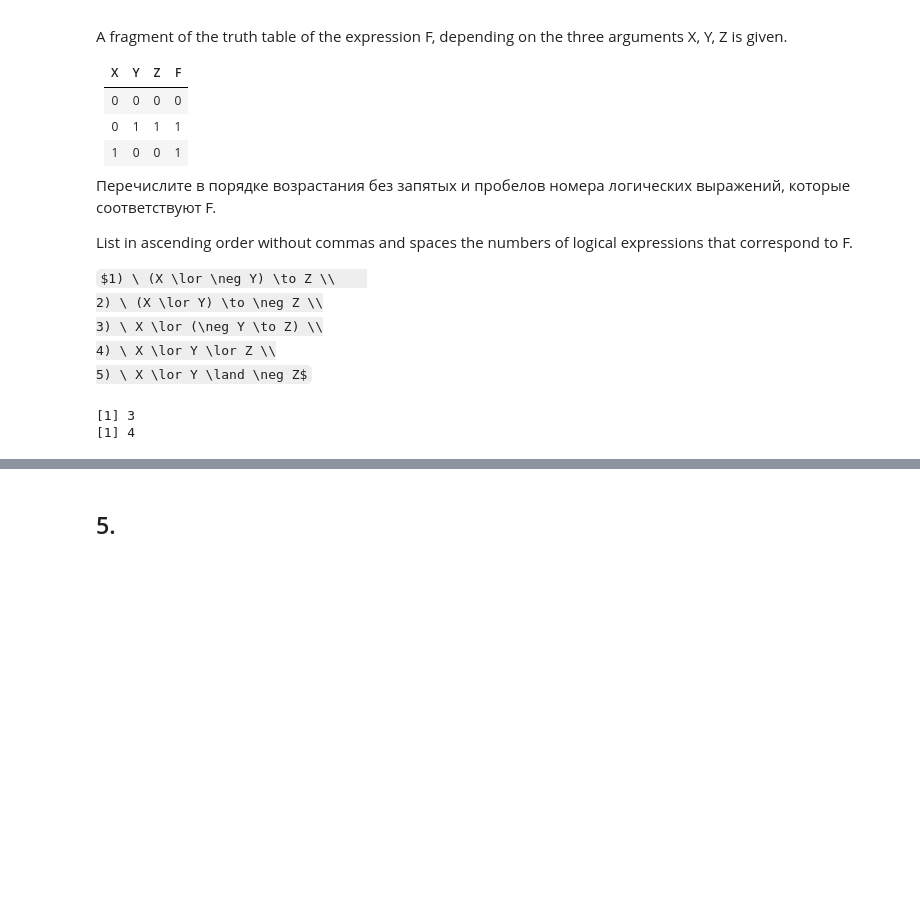
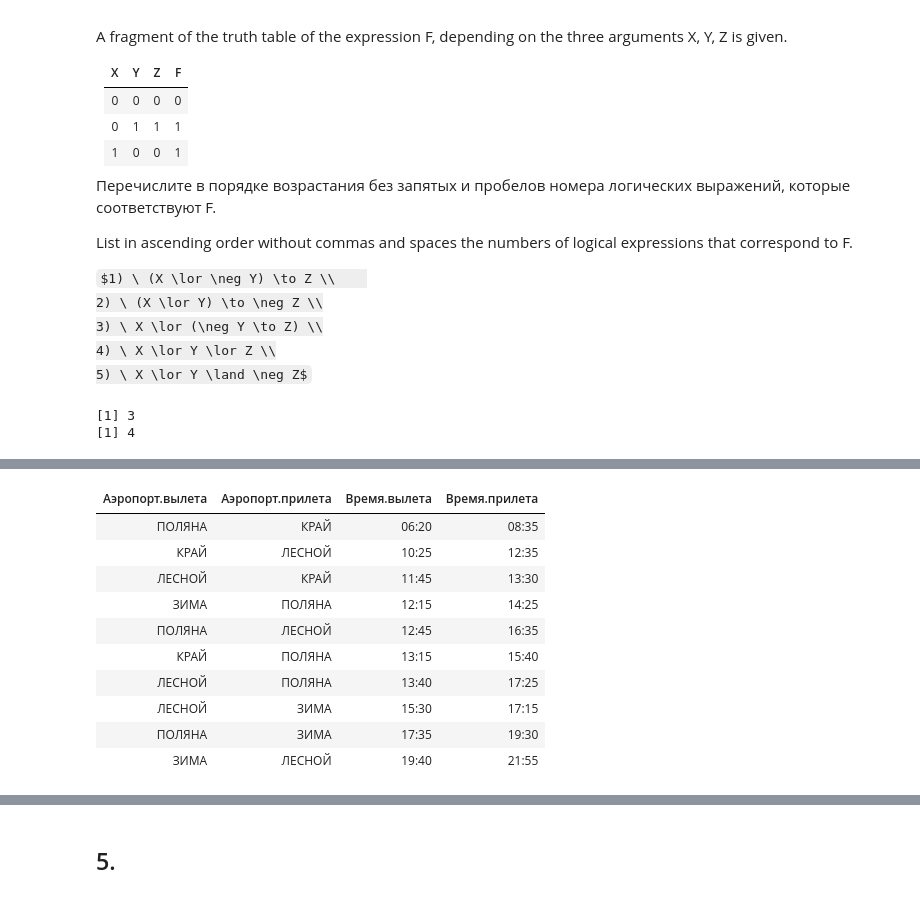
Before and after one commit to OlgaBelitskaya/it_20172018, a Jupyter notebook: 2017_Variant4_R.ipynb, the cells around one changed output, grey strips where cells are left out. Cells and saved outputs as stored; diff of their text form; code cells hidden in the pictures; some formulas as TeX source; blank space fills up the shorter version.

```diff
--- a/2017_Variant4_R.ipynb
+++ b/2017_Variant4_R.ipynb
@@ -137,0 +166,28 @@ answer_dictionary[2] <- '34'
+# %%
+time_out <- c('06:20', '10:25', '11:45', '12:15', '12:45',
+              '13:15', '13:40', '15:30', '17:35', '19:40')
+
+time_in <- c('08:35', '12:35', '13:30', '14:25', '16:35',
+             '15:40', '17:25', '17:15', '19:30', '21:55')
+
+schedule <- data.frame(
+    'Аэропорт вылета' = c('ПОЛЯНА', 'КРАЙ', 'ЛЕСНОЙ', 'ЗИМА', 'ПОЛЯНА',
+                        'КРАЙ', 'ЛЕСНОЙ', 'ЛЕСНОЙ', 'ПОЛЯНА', 'ЗИМА'),
+    'Аэропорт прилета' = c('КРАЙ', 'ЛЕСНОЙ', 'КРАЙ', 'ПОЛЯНА', 'ЛЕСНОЙ',
+                        'ПОЛЯНА', 'ПОЛЯНА', 'ЗИМА', 'ЗИМА', 'ЛЕСНОЙ'),
+    'Время вылета' = format(strptime(time_out, format='%H:%M'), '%H:%M'),
+    'Время прилета' = format(strptime(time_in, format='%H:%M'), '%H:%M'))
+
+schedule
+# %% [output]
+| Аэропорт.вылета | Аэропорт.прилета | Время.вылета | Время.прилета |
+| ПОЛЯНА | КРАЙ | 06:20 | 08:35 |
+| КРАЙ | ЛЕСНОЙ | 10:25 | 12:35 |
+| ЛЕСНОЙ | КРАЙ | 11:45 | 13:30 |
+| ЗИМА | ПОЛЯНА | 12:15 | 14:25 |
+| ПОЛЯНА | ЛЕСНОЙ | 12:45 | 16:35 |
+| КРАЙ | ПОЛЯНА | 13:15 | 15:40 |
+| ЛЕСНОЙ | ПОЛЯНА | 13:40 | 17:25 |
+| ЛЕСНОЙ | ЗИМА | 15:30 | 17:15 |
+| ПОЛЯНА | ЗИМА | 17:35 | 19:30 |
+| ЗИМА | ЛЕСНОЙ | 19:40 | 21:55 |
```
Also changed, not shown: parts of 12 cells of this notebook, 1 other file.
